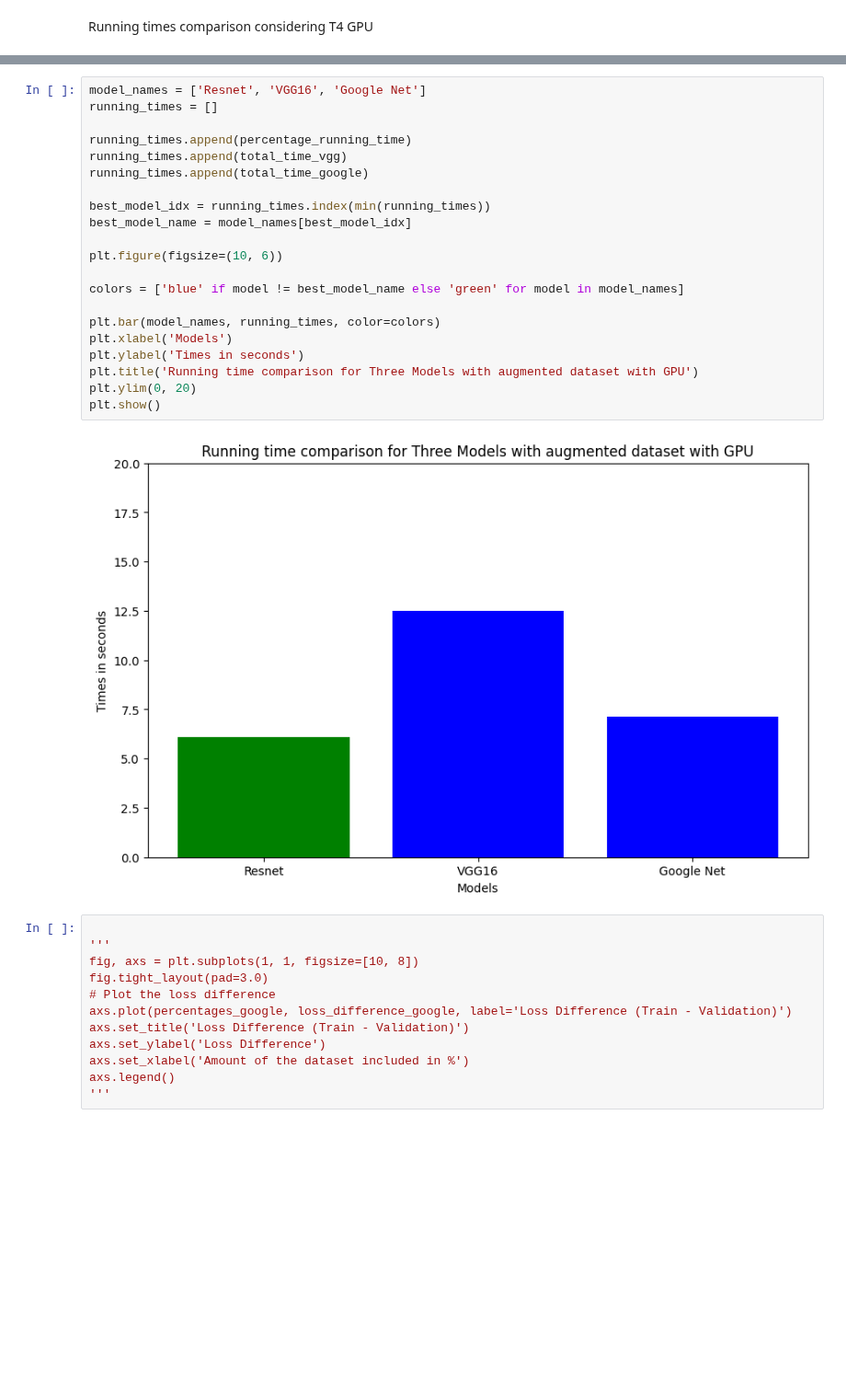
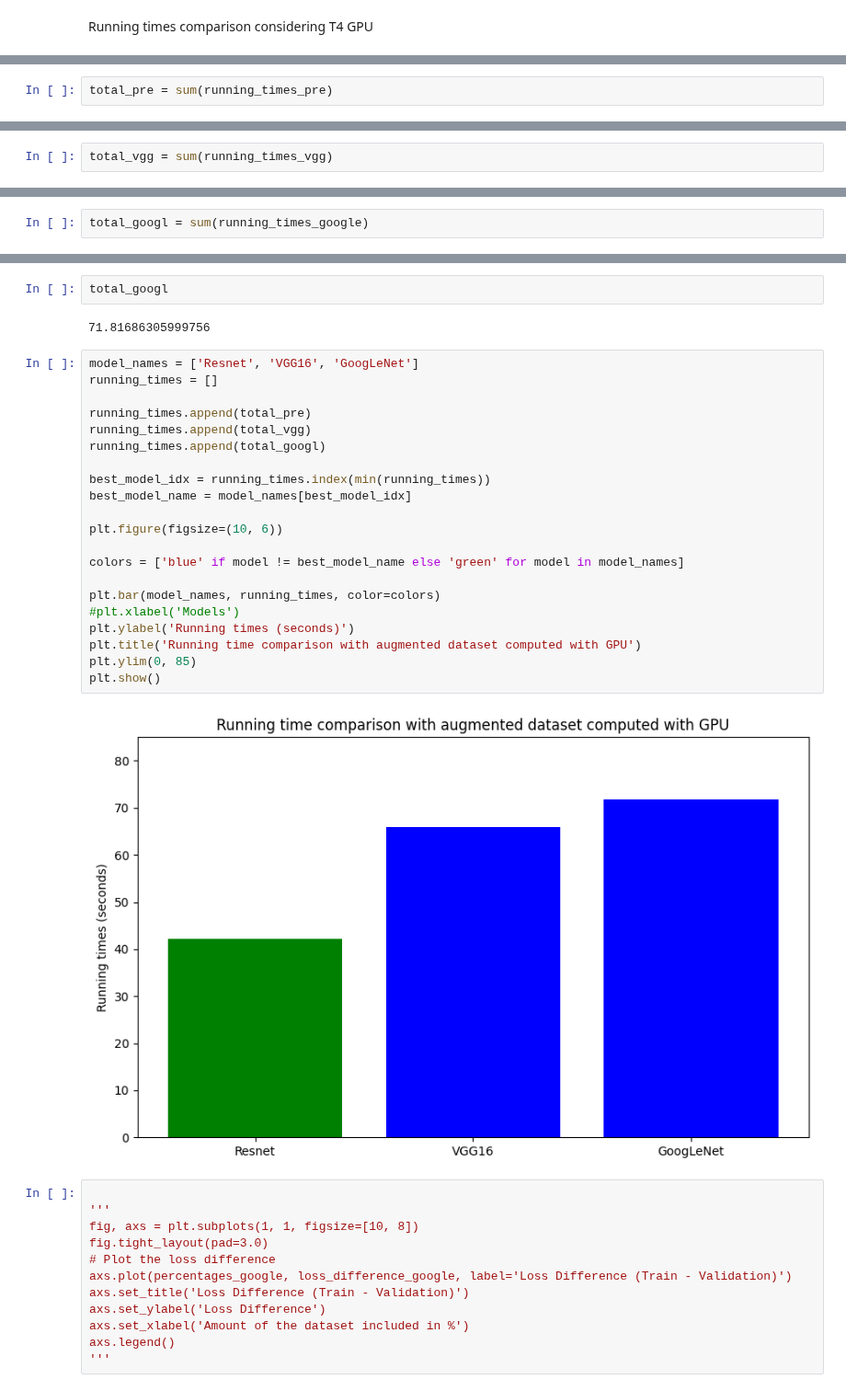
Before and after one commit to fdeloscogna/Python_experiment, a Jupyter notebook: Tesi_Python_section.ipynb, the cells around one changed output, grey strips where cells are left out. Shown at 92% size. Saved outputs shown, nothing was run; the diff lists cells and outputs as text; blank space fills up the shorter version.

```diff
--- a/Tesi_Python_section.ipynb
+++ b/Tesi_Python_section.ipynb
@@ -1815,0 +1833,2 @@ sum(running_times_google)
+# %%
+total_pre = sum(running_times_pre)
@@ -1815,0 +1846,2 @@ sum(running_times_google)
+# %%
+total_vgg = sum(running_times_vgg)
@@ -1815,0 +1859,2 @@ sum(running_times_google)
+# %%
+total_googl = sum(running_times_google)
@@ -1816,26 +1881,30 @@ sum(running_times_google)
+# %%
+total_googl
+# %% [output]
+71.81686305999756
 # %%
-model_names = ['Resnet', 'VGG16', 'Google Net']
+model_names = ['Resnet', 'VGG16', 'GoogLeNet']
 running_times = []
 
-running_times.append(percentage_running_time)
-running_times.append(total_time_vgg)
-running_times.append(total_time_google)
+running_times.append(total_pre)
+running_times.append(total_vgg)
+running_times.append(total_googl)
 
 best_model_idx = running_times.index(min(running_times))
 best_model_name = model_names[best_model_idx]
 
 plt.figure(figsize=(10, 6))
 
 colors = ['blue' if model != best_model_name else 'green' for model in model_names]
 
 plt.bar(model_names, running_times, color=colors)
-plt.xlabel('Models')
-plt.ylabel('Times in seconds')
-plt.title('Running time comparison for Three Models with augmented dataset with GPU')
-plt.ylim(0, 20)
+#plt.xlabel('Models')
+plt.ylabel('Running times (seconds)')
+plt.title('Running time comparison with augmented dataset computed with GPU')
+plt.ylim(0, 85)
 plt.show()
 # %% [output]
-[figure, old version]
+[figure, new version]
 # %%
 
 '''
```
Also changed, not shown: parts of 20 cells of this notebook.
